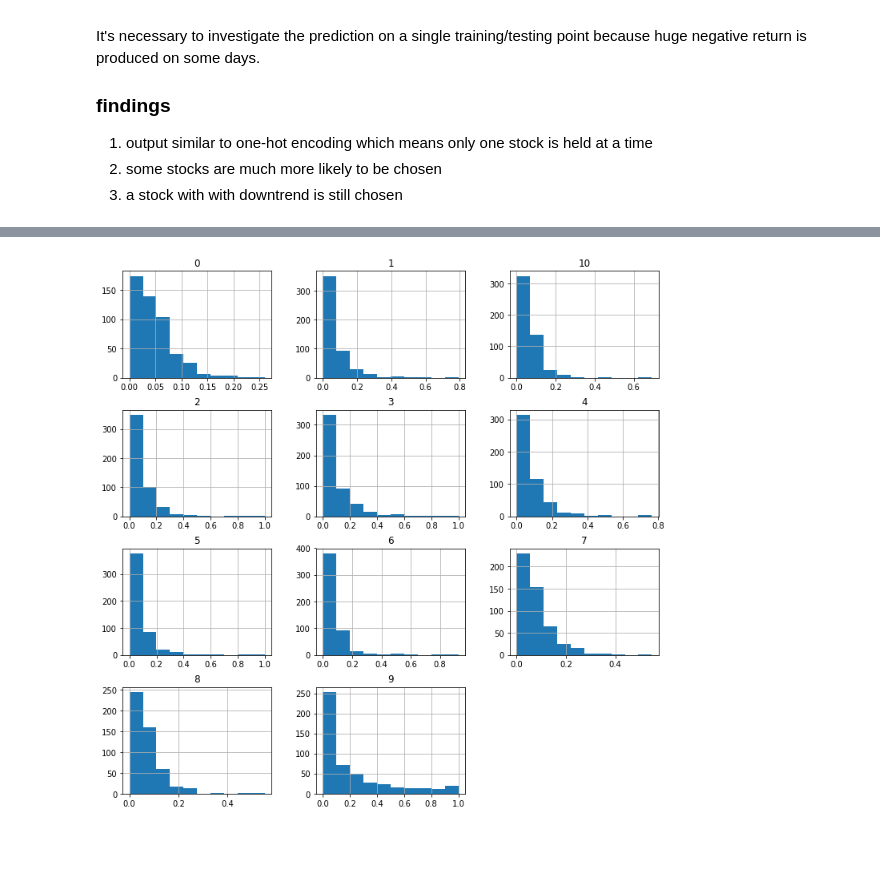
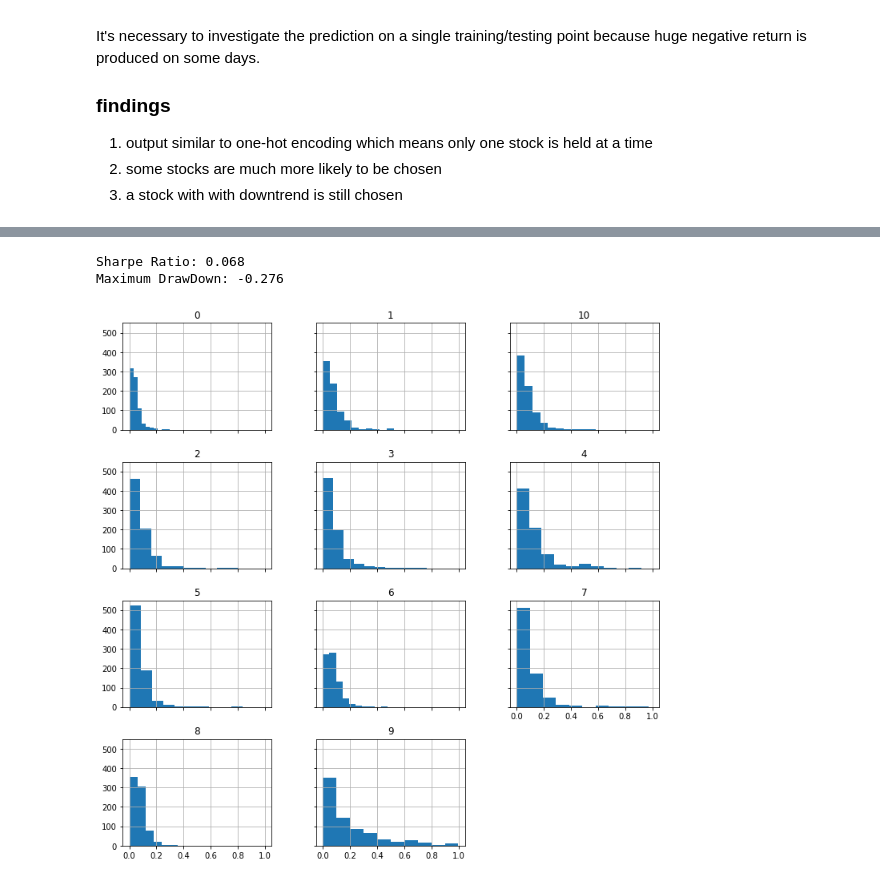
Before and after one commit to yanxurui/portfolio, a Jupyter notebook: analysis.ipynb, the cells around one changed output, grey strips where cells are left out. Saved outputs shown, nothing was run; the diff lists cells and outputs as text; code cells hidden in the pictures; blank space fills up the shorter version.

```diff
--- a/analysis.ipynb
+++ b/analysis.ipynb
@@ -108,13 +167,6 @@ def pattern(X):
         print('No pattern found!')
 
 def case(save_dir, k=0):
-    # compute sharpe ratio and max drawdown
-    ret = test_summary['ret']
-    SR = ret.mean()/ret.std() # std=0, almost impossible
-    ret = (ret + 1).cumprod()
-    MD = -np.max(1 - ret/np.maximum.accumulate(ret))
-    print('Sharpe Ratio: {:.3}\nMaximum DrawDown: {:.3}'.format(SR, MD))
-
     # find extreme examples
     top = test_summary.sort_values(by='ret')
     display(top.head(10))
@@ -166,12 +218,12 @@ def case(save_dir, k=0):
     pattern(OHLC.iloc[:-1])
 
 # restart the kernel after changing dir
-save_dir = Path('exp/baseline')
+save_dir = Path('exp/base')
 os.environ['CONFIG_LOCAL_DIR'] = str(save_dir)
 from config_global import data
 from main import allocate
 test_summary = pd.read_csv(save_dir.joinpath('test_summary.csv'), index_col='index')
 test_output = pd.read_csv(save_dir.joinpath('test_output.csv'), index_col=0)
 
-case(save_dir, 16)
+case(save_dir, 0)
 # %% [output]
@@ -212,6 +261,15 @@ No pattern found!
 # %%
+# compute sharpe ratio and max drawdown
+ret = test_summary['ret']
+SR = ret.mean()/ret.std() # std=0, almost impossible
+ret = (ret + 1).cumprod()
+MD = -np.max(1 - ret/np.maximum.accumulate(ret))
+print('Sharpe Ratio: {:.3}\nMaximum DrawDown: {:.3}'.format(SR, MD))
+
 # raw output distribution
 asset_num = test_output.shape[1]
-_ = test_output.hist(figsize=(min(asset_num*4, 12), (asset_num//3+1)*3))
+_ = test_output.hist(figsize=(min(asset_num*4, 12), (asset_num//3+1)*3), sharex=True, sharey=True)
 # %% [output]
+Sharpe Ratio: 0.068
+Maximum DrawDown: -0.276
-[figure, old version]
+[figure, new version]
```
Also changed, not shown: parts of 14 cells of this notebook.
